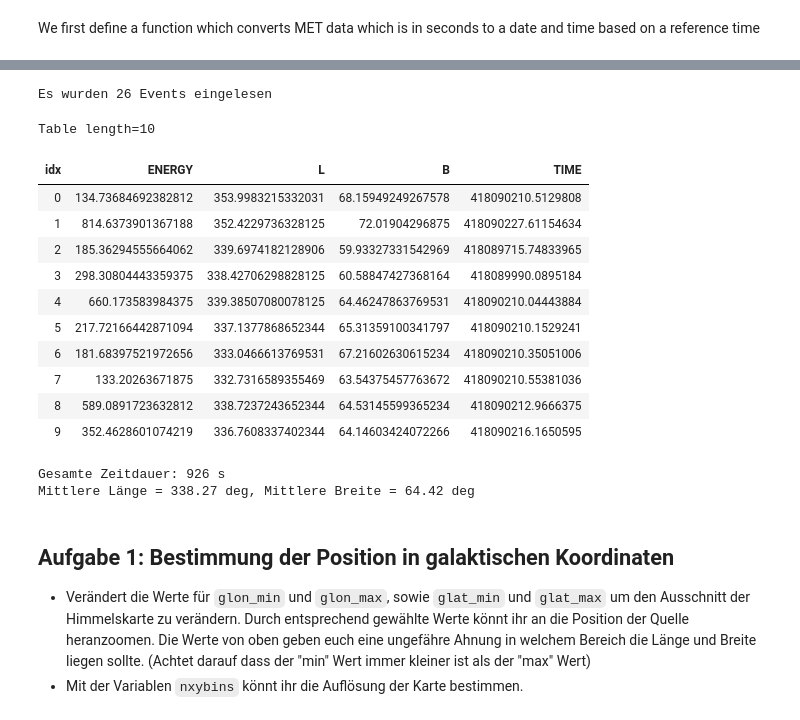
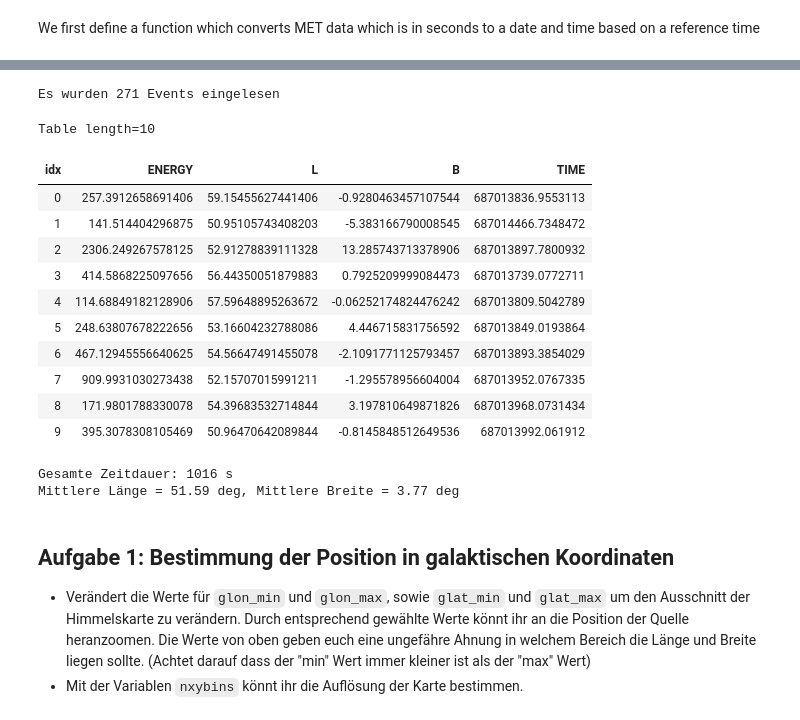
Before and after one commit to tunbehaun273/Fermi-Masterclass, a Jupyter notebook: Notebooks/FermiMasterclass_FAU_GRB-analysis_test.ipynb, the cells around one changed output, grey strips where cells are left out. Cells and saved outputs as stored; diff of their text form; code cells hidden in the pictures.

```diff
--- a/Notebooks/FermiMasterclass_FAU_GRB-analysis_test.ipynb
+++ b/Notebooks/FermiMasterclass_FAU_GRB-analysis_test.ipynb
@@ -85,7 +85,7 @@ folder = 'https://raw.githubusercontent.com/tunbehaun273/Fermi-Masterclass/main/
 links = {1: folder + 'GRB080916C_PH00.csv',
          2: folder + 'GRB090510_PH00.csv',
          3: folder + 'GRB131108A_PH00.csv',
-         4: folder + 'GRB140402A_PH00.csv',
+         4: folder + 'GRB221009A_PH00.csv',
          5: folder + 'GRB090902B_PH00.csv',
         }
 # %% [markdown]
@@ -119,32 +119,32 @@ As you can see, the current date and the date obtained by applying the function
 # %%
 # Daten einlesen
 #############################################
 ########   wählt hier eure Daten   ##########
 #-------------------------------------------#
-datensatz = 5   # mögliche Datensätze [1,2,3]
+datensatz = 4   # mögliche Datensätze [1,2,3]
 #-------------------------------------------#
 #############################################
 
 filelink = links[datensatz]
 table = Table.read(filelink, delimiter=',')
 n_events = len(table)
 print(f'Es wurden {n_events} Events eingelesen')
 n_show = min(10, n_events)
 table[:n_show].show_in_notebook()
 # %% [output]
-Es wurden 26 Events eingelesen
+Es wurden 271 Events eingelesen
 Table length=10
 | idx | ENERGY | L | B | TIME |
-| 0 | 134.73684692382812 | 353.9983215332031 | 68.15949249267578 | 418090210.5129808 |
-| 1 | 814.6373901367188 | 352.4229736328125 | 72.01904296875 | 418090227.61154634 |
-| 2 | 185.36294555664062 | 339.6974182128906 | 59.93327331542969 | 418089715.74833965 |
-| 3 | 298.30804443359375 | 338.42706298828125 | 60.58847427368164 | 418089990.0895184 |
-| 4 | 660.173583984375 | 339.38507080078125 | 64.46247863769531 | 418090210.04443884 |
-| 5 | 217.72166442871094 | 337.1377868652344 | 65.31359100341797 | 418090210.1529241 |
-| 6 | 181.68397521972656 | 333.0466613769531 | 67.21602630615234 | 418090210.35051006 |
-| 7 | 133.20263671875 | 332.7316589355469 | 63.54375457763672 | 418090210.55381036 |
-| 8 | 589.0891723632812 | 338.7237243652344 | 64.53145599365234 | 418090212.9666375 |
-| 9 | 352.4628601074219 | 336.7608337402344 | 64.14603424072266 | 418090216.1650595 |
+| 0 | 257.3912658691406 | 59.15455627441406 | -0.9280463457107544 | 687013836.9553113 |
+| 1 | 141.514404296875 | 50.95105743408203 | -5.383166790008545 | 687014466.7348472 |
+| 2 | 2306.249267578125 | 52.91278839111328 | 13.285743713378906 | 687013897.7800932 |
+| 3 | 414.5868225097656 | 56.44350051879883 | 0.7925209999084473 | 687013739.0772711 |
+| 4 | 114.68849182128906 | 57.59648895263672 | -0.06252174824476242 | 687013809.5042789 |
+| 5 | 248.63807678222656 | 53.16604232788086 | 4.446715831756592 | 687013849.0193864 |
+| 6 | 467.12945556640625 | 54.56647491455078 | -2.1091771125793457 | 687013893.3854029 |
+| 7 | 909.9931030273438 | 52.15707015991211 | -1.295578956604004 | 687013952.0767335 |
+| 8 | 171.9801788330078 | 54.39683532714844 | 3.197810649871826 | 687013968.0731434 |
+| 9 | 395.3078308105469 | 50.96470642089844 | -0.8145848512649536 | 687013992.061912 |
 # %%
 times = table["TIME"]
 glon = table["L"]
@@ -152,8 +152,8 @@ glat = table["B"]
 print('Gesamte Zeitdauer: %i s' % (max(times) - min(times)))
 print("Mittlere Länge = %.2f deg, Mittlere Breite = %.2f deg" % (np.mean(glon), np.mean(glat)))
 # %% [output]
-Gesamte Zeitdauer: 926 s
-Mittlere Länge = 338.27 deg, Mittlere Breite = 64.42 deg
+Gesamte Zeitdauer: 1016 s
+Mittlere Länge = 51.59 deg, Mittlere Breite = 3.77 deg
 # %% [markdown]
 ## Aufgabe 1: Bestimmung der Position in galaktischen Koordinaten
 - Verändert die Werte für `glon_min` und `glon_max`, sowie `glat_min` und `glat_max` um den Ausschnitt der Himmelskarte zu verändern. Durch entsprechend gewählte Werte könnt ihr an die Position der Quelle heranzoomen. Die Werte von oben geben euch eine ungefähre Ahnung in welchem Bereich die Länge und Breite liegen sollte. (Achtet darauf dass der "min" Wert immer kleiner ist als der "max" Wert)
```
Also changed, not shown: parts of 7 cells of this notebook, 3 other files.
